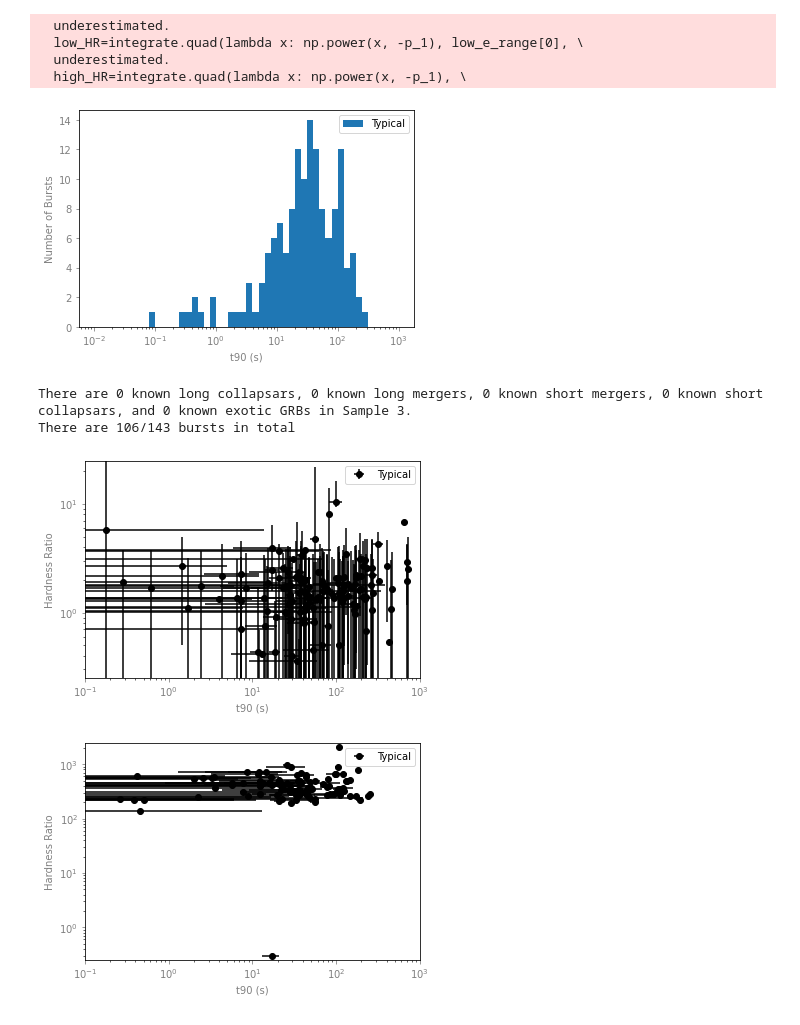
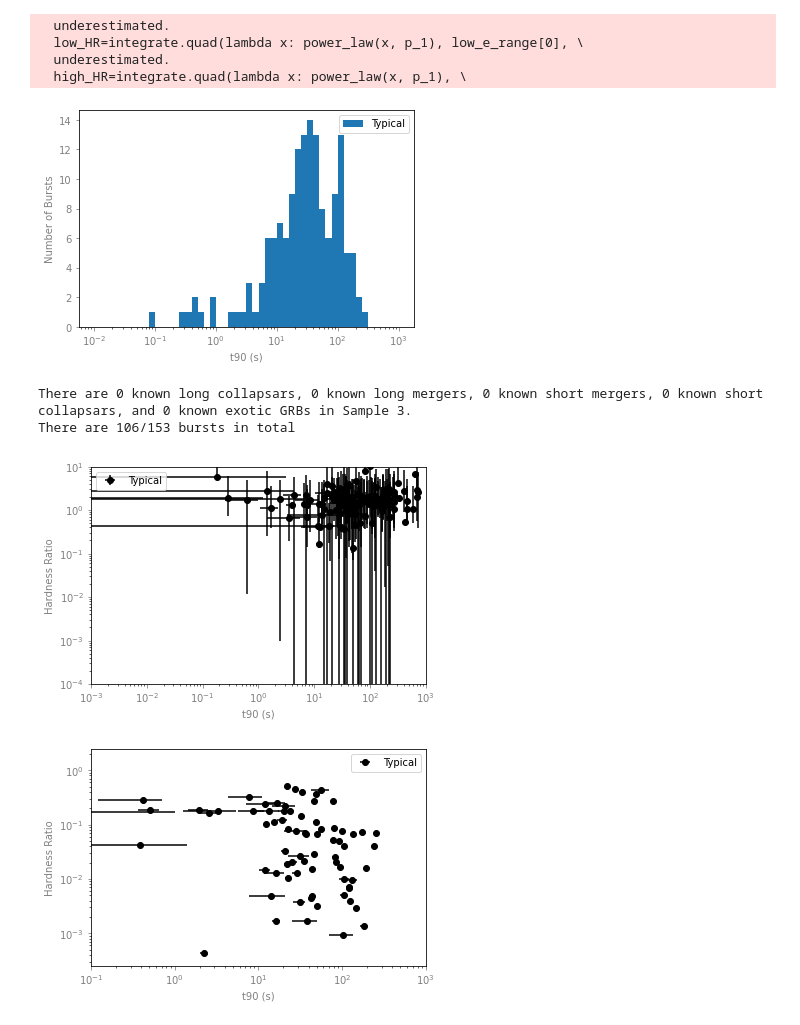
Before and after one commit to nuessle167/mirrored_prediction_paper, a Jupyter notebook: Cursed_code.ipynb, the cells around one changed output. Drawn from its saved outputs; the diff is of its cells as text; code cells hidden in the pictures.

Commit message:
fixed fermi HR

```diff
--- a/Cursed_code.ipynb
+++ b/Cursed_code.ipynb
@@ -16,7 +16,7 @@ import pdb
 import scipy.integrate as integrate
 # %%
 ##Data import##
-fermi_data=pd.read_csv('EvenMoreAll_fermi_grb_data.csv')
+fermi_data=pd.read_csv('22_May_2023_Fermi_Data.csv')
 swift_data=pd.read_csv('real swift bat data 2.csv')
 swift_fluxes=pd.read_csv('swift_fluxes_2.csv')
 swift_fluences=pd.read_csv('swift_fluences_2.csv')
@@ -1538,7 +1558,7 @@ lc_mask=np.isin(sample_2_data['name        '], \
 lc_sample_2_data=sample_2_data[lc_mask]
 for i in lc_sample_2_data.index.to_list():
     long_collapsar_HR=np.append(long_collapsar_HR, Fermi_HR_func(sample_2_data, \
-                                sample_2_data.at[i, 'pflx_best_fitting_model'], i))
+                                sample_2_data.at[i, 'flnc_best_fitting_model'], i))
     long_collapsar_t90=np.append(long_collapsar_t90, float(sample_2_data.at[i, 't90     ']))
 long_collapsar_t90_err=np.where(lc_sample_2_data['t90_error'] != 'N/A', \
         lc_sample_2_data['t90_error'], 0)
@@ -1550,7 +1570,7 @@ sc_mask=np.isin(sample_2_data['name        '], \
 sc_sample_2_data=sample_2_data[sc_mask]
 for i in sc_sample_2_data.index.to_list():
     short_collapsar_HR=np.append(short_collapsar_HR, Fermi_HR_func(sample_2_data, \
-                                sample_2_data.at[i, 'pflx_best_fitting_model'], i))
+                                sample_2_data.at[i, 'flnc_best_fitting_model'], i))
     short_collapsar_t90=np.append(short_collapsar_t90, \
                                   float(sample_2_data.at[i, 't90     ']))
 short_collapsar_t90_err=np.where(sc_sample_2_data['t90_error'] != 'N/A', \
@@ -1563,7 +1583,7 @@ lm_mask=np.isin(sample_2_data['name        '], \
 lm_sample_2_data=sample_2_data[lm_mask]
 for i in lm_sample_2_data.index.to_list():
     long_merger_HR=np.append(long_merger_HR, Fermi_HR_func(sample_2_data, \
-                                sample_2_data.at[i, 'pflx_best_fitting_model'], i))
+                                sample_2_data.at[i, 'flnc_best_fitting_model'], i))
     long_merger_t90=np.append(long_merger_t90, float(sample_2_data.at[i, 't90     ']))
 long_merger_t90_err=np.where(lm_sample_2_data['t90_error'] != 'N/A', \
         lm_sample_2_data['t90_error'], 0)
@@ -1575,7 +1595,7 @@ sm_mask=np.isin(sample_2_data['name        '], \
 sm_sample_2_data=sample_2_data[sm_mask]
 for i in sm_sample_2_data.index.to_list():
     short_merger_HR=np.append(short_merger_HR, Fermi_HR_func(sample_2_data, \
-                                sample_2_data.at[i, 'pflx_best_fitting_model'], i))
+                                sample_2_data.at[i, 'flnc_best_fitting_model'], i))
     short_merger_t90=np.append(short_merger_t90, float(sample_2_data.at[i, 't90     ']))
 short_merger_t90_err=np.where(sm_sample_2_data['t90_error'] != 'N/A', \
         sm_sample_2_data['t90_error'], 0)
@@ -1587,7 +1607,7 @@ exo_mask=np.isin(sample_2_data['name        '], \
 exo_sample_2_data=sample_2_data[exo_mask]
 for i in exo_sample_2_data.index.to_list():
     exotic_HR=np.append(exotic_HR, Fermi_HR_func(sample_2_data, \
-                                sample_2_data.at[i, 'pflx_best_fitting_model'], i))
+                                sample_2_data.at[i, 'flnc_best_fitting_model'], i))
     exotic_t90=np.append(exotic_t90, float(sample_2_data.at[i, 't90     ']))
 exotic_t90_err=np.where(exo_sample_2_data['t90_error'] != 'N/A', \
         exo_sample_2_data['t90_error'], 0)
@@ -1597,7 +1617,7 @@ if len(exotic_t90_err)>0:
 typical_sample_2_data=sample_2_data[~(lm_mask|lc_mask|sm_mask|sc_mask|exo_mask)]
 for i in typical_sample_2_data.index.to_list():
     typical_HR=np.append(typical_HR, Fermi_HR_func(sample_2_data, \
-                                sample_2_data.at[i, 'pflx_best_fitting_model'], i))
+                                sample_2_data.at[i, 'flnc_best_fitting_model'], i))
     typical_t90=np.append(typical_t90, float(typical_sample_2_data.at[i, 't90     ']))
 typical_t90_err=np.where(typical_sample_2_data['t90_error'] != 'N/A', \
         typical_sample_2_data['t90_error'], 0)
@@ -1633,31 +1653,31 @@ print('There are {}/{} bursts in total'.format(np.count_nonzero(~np.isnan(long_c
 plt.errorbar(x=typical_t90, y=typical_HR,\
 #              yerr=np.transpose(typical_HR_err),\
 #              xerr=typical_t90_err, \
-             marker=".", color='k', ls='none')
+             marker=".", ls='none')
 plt.errorbar(x=long_collapsar_t90, y=long_collapsar_HR, \
 #              yerr=np.transpose(long_collapsar_HR_err), \
              xerr=long_collapsar_t90_err,\
-             marker="o", ls='none')
+             marker="o",ls='none')
 plt.errorbar(x=long_merger_t90, y=long_merger_HR, \
 #              yerr=np.transpose(long_merger_HR_err),\
              xerr=long_merger_t90_err,\
              marker="*", ls='none')
-# plt.errorbar(x=short_collapsar_t90, y=short_collapsar_HR, \
-# #              yerr=np.transpose(short_collapsar_HR_err),\
-# #              xerr=short_collapsar_t90_err,\
-#              marker="^", ls='none')
+plt.errorbar(x=short_collapsar_t90, y=short_collapsar_HR, \
+#              yerr=np.transpose(short_collapsar_HR_err),\
+             xerr=short_collapsar_t90_err,\
+             marker="^", ls='none')
 plt.errorbar(x=short_merger_t90, y=short_merger_HR, \
 #              yerr=np.transpose(short_merger_HR_err), \
              xerr=short_merger_t90_err, \
              marker="+", ls='none')
 # plt.errorbar(x=exotic_t90, y=exotic_HR, yerr=np.transpose(exotic_HR_err), \
 #              xerr=exotic_t90_err, marker="o", ls='none')
-plt.axis([0.001, 1000, 1e-25, 10])
+plt.axis([0.001, 1000, 1e-4, 10])
 plt.xscale('log')
 plt.yscale('log')
 plt.tick_params(axis='x', colors='0.8')
 plt.tick_params(axis='y', colors='0.8')
-plt.legend(['Typical', 'Long Collapsars', 'Long Mergers', \
+plt.legend(['Typical', 'Long Collapsars', 'Long Mergers', 'Short Collapsars', \
             'Short Mergers'])
 plt.xlabel("t90 (s)", color="0.8")
 plt.ylabel("Hardness Ratio", color="0.8")
@@ -1829,7 +1848,7 @@ plt.errorbar(x=swift_typical_t90, y=swift_typical_HR, \
 # plt.errorbar(x=swift_long_collapsar_t90, y=swift_long_collapsar_HR, \
 #              yerr=np.transpose(swift_long_collapsar_HR_err), \
 #              xerr=swift_long_collapsar_t90_err, marker=".", color='k', ls='none')
-plt.axis([0.1, 1000, 0.25, 25])
+plt.axis([0.001, 1000, 1e-4, 10])
 plt.xscale('log')
 plt.yscale('log')
 plt.tick_params(axis='x', colors='0.5')
@@ -1842,40 +1861,40 @@ plt.errorbar(x=typical_t90, y=fermi_typical_HR,\
 #              yerr=np.transpose(typical_HR_err), \
              xerr=typical_t90_err, \
              marker="o", color='k', ls='none')
 # plt.errorbar(x=long_collapsar_t90, y=fermi_long_collapsar_HR, \
 # #              yerr=np.transpose(long_collapsar_HR_err),
 #              xerr=long_collapsar_t90_err,\
 #              marker="o", ls='none')
 # plt.errorbar(x=long_merger_t90, y=long_merger_HR, \
 # #              yerr=np.transpose(long_merger_HR_err), xerr=long_merger_t90_err,\
 #              marker="*", ls='none')
 # plt.errorbar(x=short_collapsar_t90, y=short_collapsar_HR, \
 # #              yerr=np.transpose(short_collapsar_HR_err), xerr=short_collapsar_t90_err,\
 #              marker="^", ls='none')
 # plt.errorbar(x=short_merger_t90, y=short_merger_HR, \
 # #              yerr=np.transpose(short_merger_HR_err), xerr=short_merger_t90_err, \
 #              marker="+", ls='none')
 # plt.errorbar(x=exotic_t90, y=exotic_HR, yerr=np.transpose(exotic_HR_err), \
 #              xerr=exotic_t90_err, marker="o", ls='none')
-plt.axis([0.1, 1000, 0.25, 2500])
+plt.axis([0.1, 1000, 0.00025, 2.5])
 plt.xscale('log')
 plt.yscale('log')
 plt.tick_params(axis='x', colors='0.5')
 plt.tick_params(axis='y', colors='0.5')
 plt.legend(['Typical'])
 plt.xlabel("t90 (s)", color="0.5")
 plt.ylabel("Hardness Ratio", color="0.5")
 plt.show()
 # %% [output]
   underestimated.
-  low_HR=integrate.quad(lambda x: np.power(x, -p_1), low_e_range[0], \
+  low_HR=integrate.quad(lambda x: power_law(x, p_1), low_e_range[0], \
   underestimated.
-  high_HR=integrate.quad(lambda x: np.power(x, -p_1), \
+  high_HR=integrate.quad(lambda x: power_law(x, p_1), \
-[figure, old version]
+[figure, new version]
 There are 0 known long collapsars, 0 known long mergers, 0 known short mergers, 0 known short collapsars, and 0 known exotic GRBs in Sample 3.
-There are 106/143 bursts in total
+There are 106/153 bursts in total
-[figure, old version]
+[figure, new version]
-[figure, old version]
+[figure, new version]
 # %%
 ##Sample 4 Diagnositics##
 typical_HR=[]
```
Also changed, not shown: parts of 13 cells of this notebook, 2 other files.
